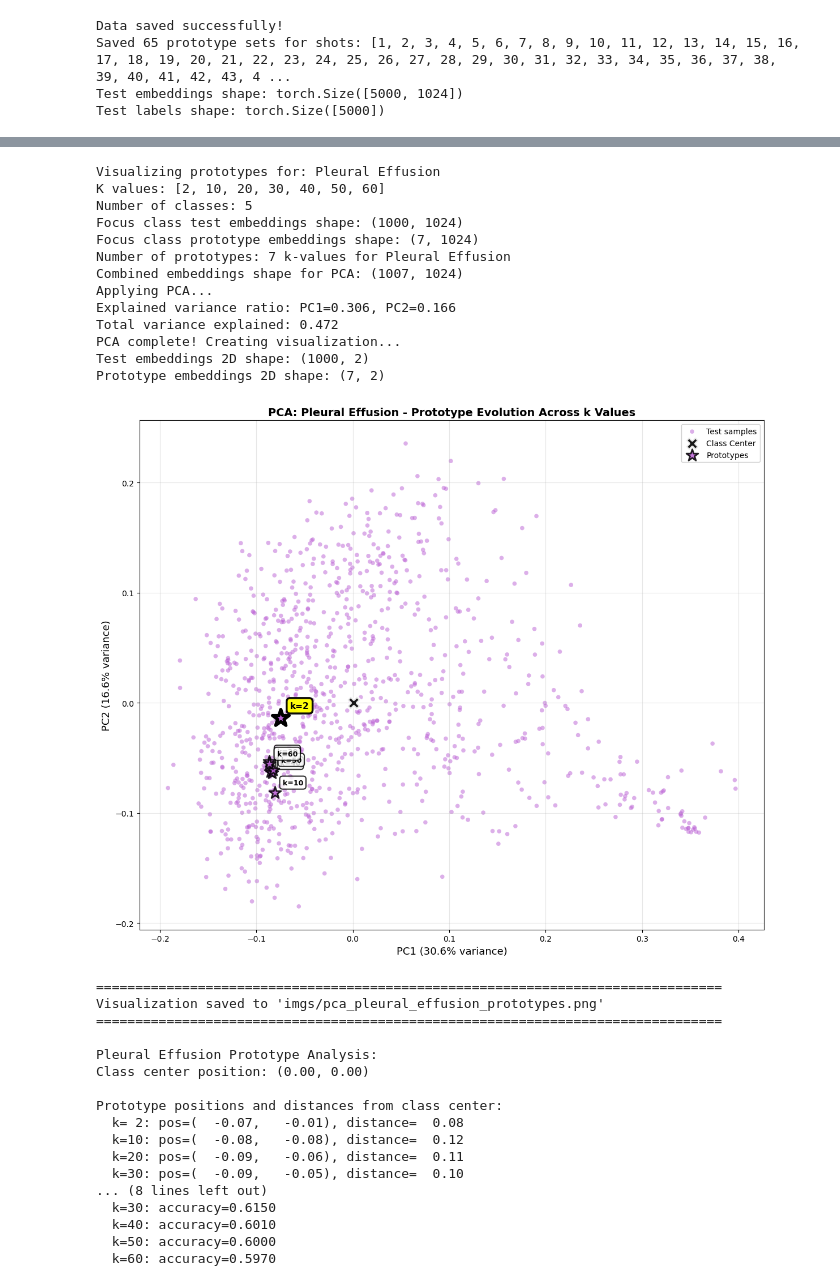
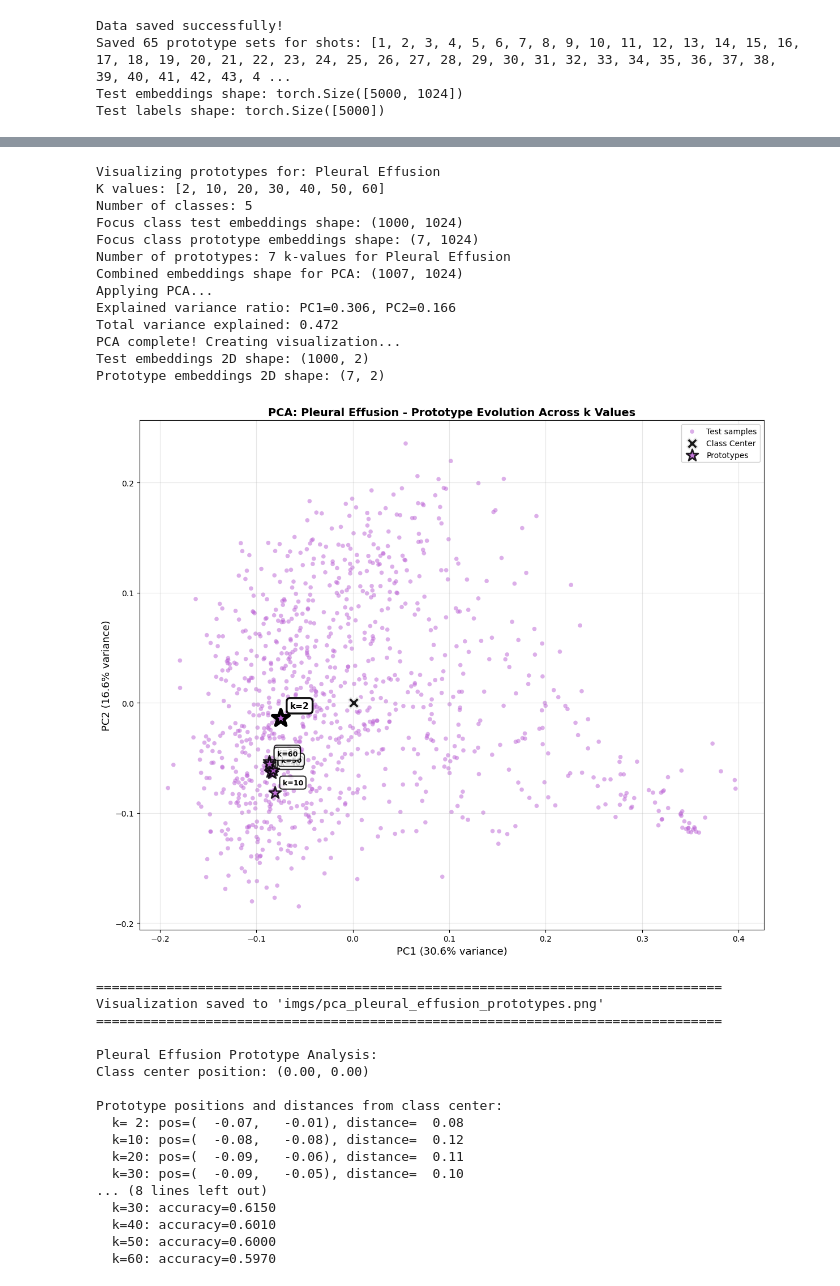
Before and after one commit to dongYoun2/MedCLIP_eval, a Jupyter notebook: notebooks/dayne_fusion_protoytyping.ipynb, the cells around one changed output, grey strips where cells are left out. Drawn from its saved outputs; the diff is of its cells as text; code cells hidden in the pictures.

```diff
--- a/notebooks/dayne_fusion_protoytyping.ipynb
+++ b/notebooks/dayne_fusion_protoytyping.ipynb
@@ -391,7 +403,7 @@ for k_idx, k in enumerate(k_values):
         fontsize=fontsize,
         fontweight='bold',
         bbox=dict(boxstyle='round,pad=0.4',
-                 facecolor='yellow' if k == 2 else 'white',
+                 facecolor='white',
                  alpha=0.95 if k == 2 else 0.8,
                  edgecolor='black',
                  linewidth=2.5 if k == 2 else 1.5),
@@ -415,34 +427,34 @@ print(f"{'='*80}")
 # Print detailed statistics
 print(f"\n{focus_class_name} Prototype Analysis:")
 print(f"Class center position: ({class_center_x:.2f}, {class_center_y:.2f})")
 print(f"\nPrototype positions and distances from class center:")
 for k_idx, k in enumerate(k_values):
     distance = np.sqrt((proto_emb_2d[k_idx, 0] - class_center_x)**2 +
                       (proto_emb_2d[k_idx, 1] - class_center_y)**2)
     print(f"  k={k:2d}: pos=({proto_emb_2d[k_idx, 0]:7.2f}, {proto_emb_2d[k_idx, 1]:7.2f}), "
           f"distance={distance:6.2f}")
 
 # Calculate accuracy for this class at different k values
 print(f"\nAccuracy for {focus_class_name} at different k values:")
 for k_idx, k in enumerate(k_values):
     k_shot_idx = shots.index(k)
     acc = per_class_accuracies_list[k_shot_idx][focus_class_name]
     print(f"  k={k:2d}: accuracy={acc:.4f}")
 # %% [output]
 Visualizing prototypes for: Pleural Effusion
 K values: [2, 10, 20, 30, 40, 50, 60]
 Number of classes: 5
 Focus class test embeddings shape: (1000, 1024)
 Focus class prototype embeddings shape: (7, 1024)
 Number of prototypes: 7 k-values for Pleural Effusion
 Combined embeddings shape for PCA: (1007, 1024)
 Applying PCA...
 Explained variance ratio: PC1=0.306, PC2=0.166
 Total variance explained: 0.472
 PCA complete! Creating visualization...
 Test embeddings 2D shape: (1000, 2)
 Prototype embeddings 2D shape: (7, 2)
-[figure, old version]
+[figure, new version]
 ================================================================================
 Visualization saved to 'imgs/pca_pleural_effusion_prototypes.png'
 ================================================================================
```
Also changed, not shown: parts of 1 cell of this notebook, 2 other files.
